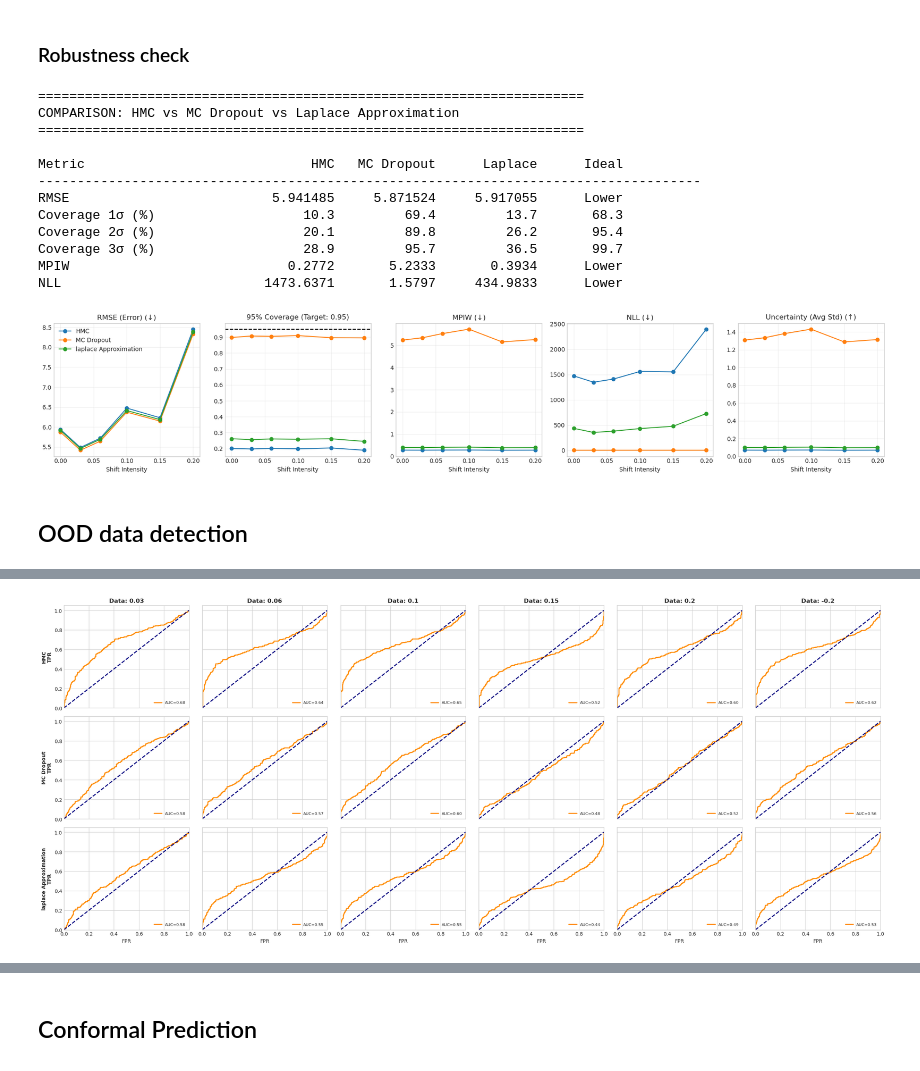
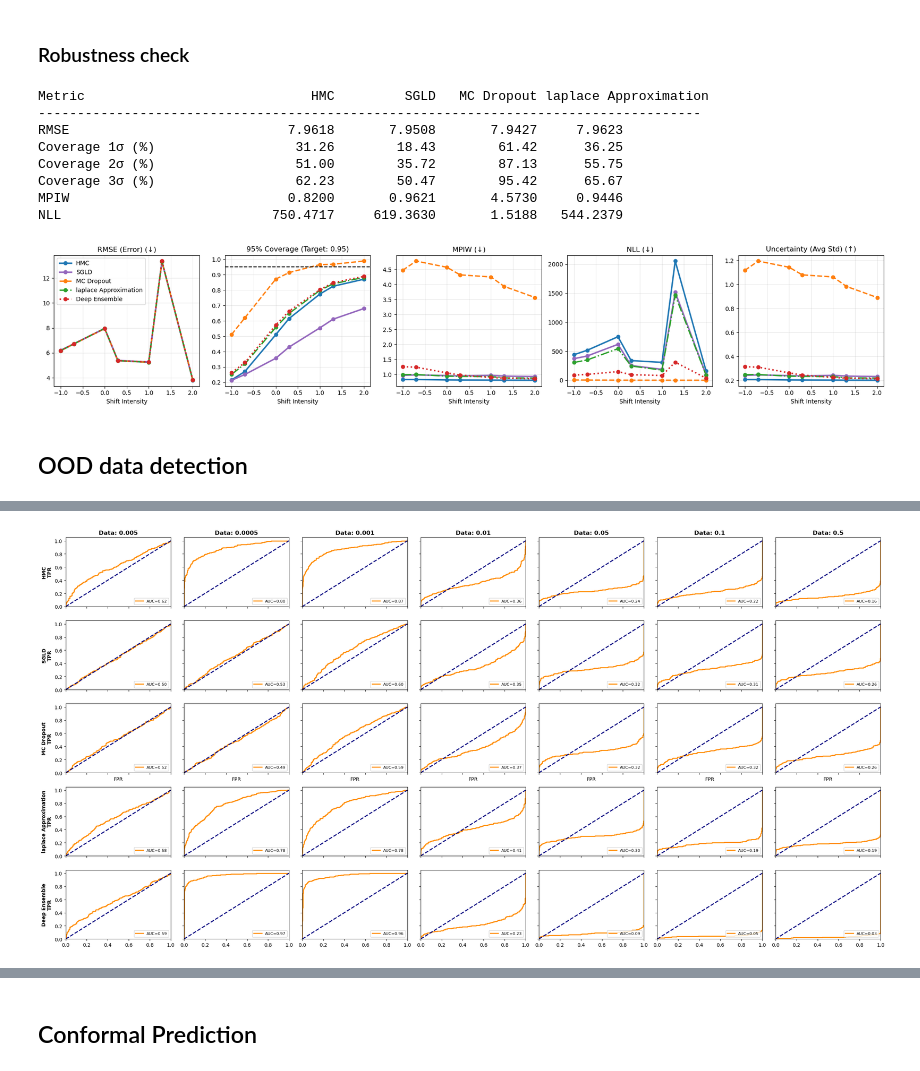
Before and after one commit to hwkin/uq, a Jupyter notebook: poisson/PCANet/training_and_testing.ipynb, the cells around one changed output, grey strips where cells are left out. Drawn from its saved outputs; the diff is of its cells as text; code cells hidden in the pictures.

Commit message:
Final Result

```diff
--- a/poisson/PCANet/training_and_testing.ipynb
+++ b/poisson/PCANet/training_and_testing.ipynb
@@ -490,0 +514,17 @@ Generated 2000 posterior samples
+# %%
+models = []
+model_num = 10
+model_save_paths = [model_save_path + f'model_{i+1}.pkl' for i in range(model_num)]
+# %%
+for i in range(model_num):
+    torch.manual_seed(1000*(i+1))
+    model_save_files = model_save_paths[i]
+    model_new = PCANet(num_layers, num_neurons, act_fn, \
+               num_inp_red_dim, num_out_red_dim, \
+               save_file = model_save_file)
+    model_new = model.to(device)
+    model_new.train(train_data, test_data, batch_size=batch_size, \
+            epochs = epochs, lr = lr, \
+            save_model = True, save_epoch = 100)
+    torch.save(model_new, model_save_files)
+    models.append(model_new)
@@ -539,7 +633,7 @@ results_mcd = []
 for i in range(-1,7):
     model = torch.load(model_save_file, weights_only=False)
     model.to(device)
-    uq.inject_dropout(model)
+    uq.inject_dropout(model, dropout_rate=0.05)
     torch.nn.Module.train(model)
     for module in model.modules():
         if isinstance(module, torch.nn.Dropout):
@@ -606,3 +702,18 @@ Evaluating uncertainty on 400 test samples...
  Complete 7 epoch
 Evaluating uncertainty on 400 test samples...
  Complete 8 epoch
+# %%
+std_de = []
+results_de = []
+for i in range(-1,7):
+    if i==-1:
+        std, result = uq.uqevaluation(num_test_shift, test_data, None, 'de', model_ensemble=model_save_paths)  # pyright: ignore[reportAttributeAccessIssue]
+        std_id.append(std)
+        results_id.append(result)
+    else:
+        std_i, result_i = uq.uqevaluation(num_test_shift, data_shifting_data[i], None, 'de', model_ensemble=model_save_paths) # pyright: ignore[reportAttributeAccessIssue]
+        std_de.append(std_i)
+        results_de.append(result_i)
+    print(f" Complete {i+2} epoch")
+std_shifting.append(np.stack(std_de))
+results_shifting.append(np.stack(results_de))
@@ -650,38 +775,36 @@ uq.run_regression_shift(method, levels, results)
 # %% [markdown]
 ### Robustness check
 # %%
-uq.comparison_uq(*results_shifting[:,0,:])
+uq_eval.comparison_uq(results_shifting[:,0,:], method)
 # %% [output]
-======================================================================
-COMPARISON: HMC vs MC Dropout vs Laplace Approximation
-======================================================================
-
-Metric                             HMC   MC Dropout      Laplace      Ideal
+Metric                             HMC         SGLD   MC Dropout laplace Approximation
 -------------------------------------------------------------------------------------
-RMSE                          5.941485     5.871524     5.917055      Lower
-Coverage 1σ (%)                   10.3         69.4         13.7       68.3
-Coverage 2σ (%)                   20.1         89.8         26.2       95.4
-Coverage 3σ (%)                   28.9         95.7         36.5       99.7
-MPIW                            0.2772       5.2333       0.3934      Lower
-NLL                          1473.6371       1.5797     434.9833      Lower
+RMSE                            7.9618       7.9508       7.9427     7.9623
+Coverage 1σ (%)                  31.26        18.43        61.42      36.25
+Coverage 2σ (%)                  51.00        35.72        87.13      55.75
+Coverage 3σ (%)                  62.23        50.47        95.42      65.67
+MPIW                            0.8200       0.9621       4.5730     0.9446
+NLL                           750.4717     619.3630       1.5188   544.2379
 # %%
-method = ['HMC', 'MC Dropout', 'laplace Approximation']
-levels = [0, 0.1, 0.2, 0.4, 0.8, 1.2]
-uq.run_regression_shift(method, levels, results_shifting)
+method = ['HMC', 'SGLD', 'MC Dropout', 'laplace Approximation', 'Deep Ensemble']
+levels = [-1, -0.7, 0, 0.3, 1, 1.3, 2]
+results_shifting_copy = results_shifting.copy()
+results_shifting_copy[:,[2,0,1],:] = results_shifting_copy[:,[0,1,2],:]
+uq_eval.run_regression_shift(method, levels, results_shifting_copy)
 # %% [output]
-[figure, old version]
+[figure, new version]
 # %% [markdown]
 ## OOD data detection
 # %%
-uq_methods_list = ['HMC', 'MC Dropout', 'laplace Approximation']
-datatypes = ['0.1', '0.2', '0.4', '0.8', '1.2', '-0.2']
-fig, axes = plt.subplots(nrows=3, ncols=6, figsize=(24, 10), sharex=True, sharey=True)
+uq_methods_list = ['HMC', 'SGLD', 'MC Dropout', 'laplace Approximation', 'Deep Ensemble']
+datatypes = [0.005, 0.0005, 0.001, 0.01, 0.05, 0.1, 0.5]
+fig, axes = plt.subplots(nrows=5, ncols=7, figsize=(24, 12), sharex=True, sharey=True)
 for i, uqmethod in enumerate(uq_methods_list):
     for j, dt in enumerate(datatypes):
         ax = axes[i, j]
-        ood = np.concatenate((std_id[i], std_shifting[i][j+1]), axis = 0)
+        ood = np.concatenate((std_id[i], std_shifting[i][j]), axis = 0)
         ood = ood / np.max(ood)
-        oods = np.concatenate((np.zeros(std_id[i].shape[0]), np.ones(std_shifting[i][j+1].shape[0])), axis = 0)
+        oods = np.concatenate((np.zeros(std_id[i].shape[0]), np.ones(std_shifting[i][j].shape[0])), axis = 0)
         auroc = roc_auc_score(oods, ood)
         fpr, tpr, _ = roc_curve(oods, ood)
         print(f"Method: {uqmethod}, Data: {dt} -> AUROC: {auroc:.4f}")
@@ -723,3 +845,3 @@ Method: laplace Approximation, Data: -0.2 -> AUROC: 0.5310
-[figure, old version]
+[figure, new version]
 # %%
 # If robustness check fails, compare between new samples.
```
Also changed, not shown: parts of 27 cells of this notebook, 20 other files.
